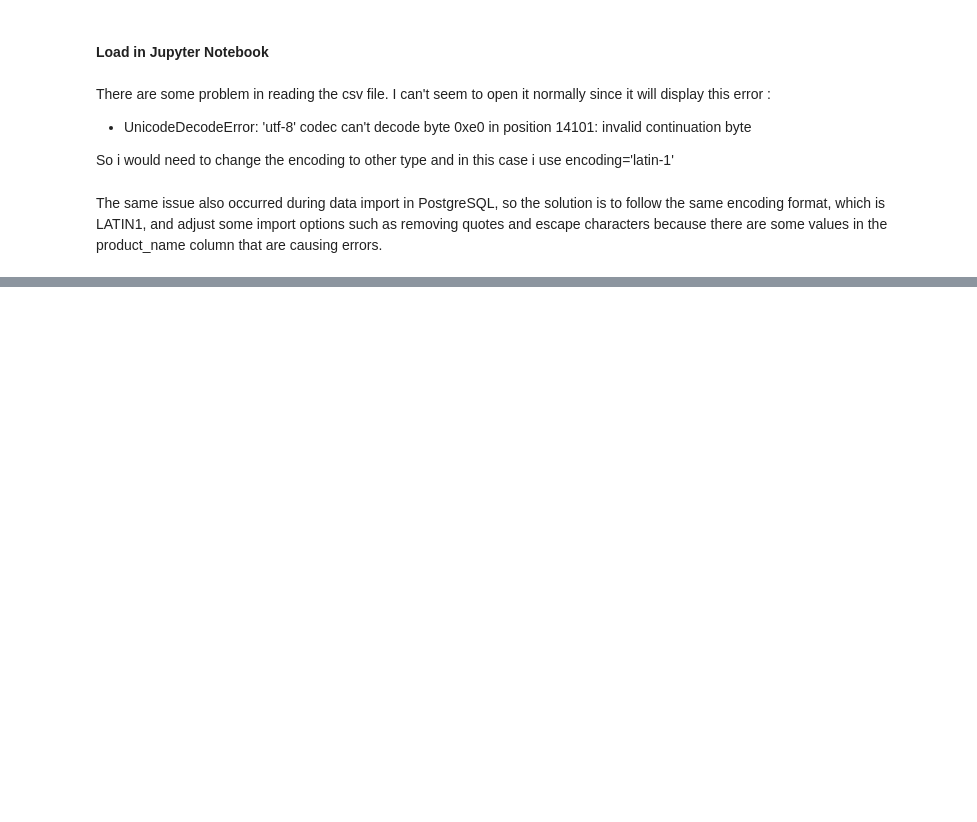
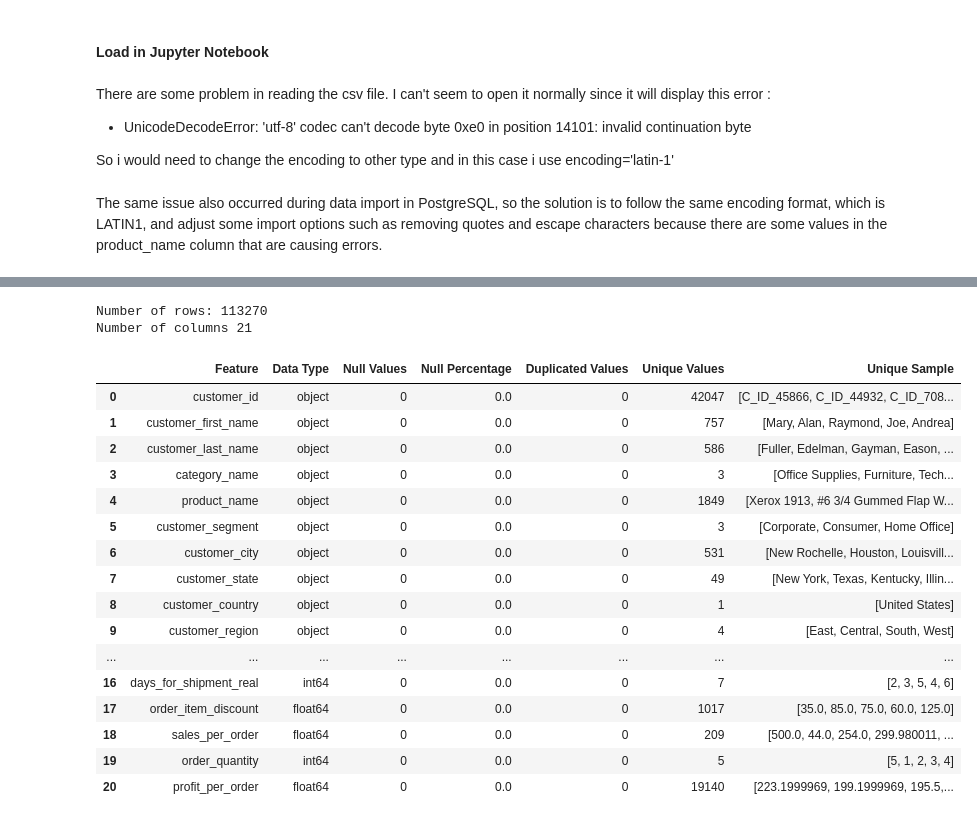
Before and after one commit to mcikalmerdeka/US-Based-Ecommerce-Company-Sales-Performance, a Jupyter notebook: Python/US_Based_Ecommerce_Company_Sales_Performance.ipynb, the cells around one changed output, grey strips where cells are left out. Saved outputs shown, nothing was run; the diff lists cells and outputs as text; code cells hidden in the pictures; blank space fills up the shorter version.

```diff
--- a/Python/US_Based_Ecommerce_Company_Sales_Performance.ipynb
+++ b/Python/US_Based_Ecommerce_Company_Sales_Performance.ipynb
@@ -28,14 +27,19 @@ This python code is only for quick data understanding, most of the work (calcula
 import warnings
 warnings.filterwarnings('ignore')
 
+import os
 import numpy as np
 import pandas as pd
 import seaborn as sns
 import matplotlib.pyplot as plt
 %matplotlib inline
 
+import scipy.stats as stats
+from scipy.stats import skew, kurtosis, chi2_contingency
+
+# Settings of dataframe display
 pd.options.display.max_columns = 100
-
+pd.options.display.max_colwidth = None
 
 print('numpy version : ',np.__version__)
 print('pandas version : ',pd.__version__)
@@ -344,0 +96,59 @@ We have latitude and longitude of each state and city in a separate csv file tha
+# %%
+# Checking shape of dataframe
+print(f'Number of rows: {df.shape[0]}')
+print(f'Number of columns {df.shape[1]}')
+# %% [output]
+Number of rows: 113270
+Number of columns 21
+# %%
+# Checking basic data information
+def check_data_information(df, cols):
+    """
+    This function provides detailed information about each column in a dataframe, including:
+    - Data type of the column
+    - Number of missing (null) values
+    - Percentage of missing values
+    - Total number of duplicated rows in the dataframe (not column-specific)
+    - Number of unique values in the column
+    - A sample of up to 5 unique values from the column
+
+    Parameters:
+    df (pd.DataFrame): The dataframe you want to check.
+    cols (list): List of column names to check the information from.
+
+    Returns:
+    pd.DataFrame: A dataframe with detailed information for each column.
+    """
+    list_item = []
+    for col in cols:
+        list_item.append([col,                             # The column name
+                          df[col].dtype,                   # The data type of the column
+                          df[col].isna().sum(),            # The count of null values in the column
+                          round(100 * df[col].isna().sum() / len(df[col]), 2),  # The percentage of null values
+                          df.duplicated().sum(),           # The count of duplicated rows in the entire dataframe
+                          df[col].nunique(),               # The count of unique values in the column
+                          df[col].unique()[:5]])           # A sample of the first 5 unique values in the column
+
+    desc_df = pd.DataFrame(data=list_item, columns='Feature, Data Type, Null Values, Null Percentage, Duplicated Values, Unique Values, Unique Sample'.split(","))
+    return desc_df
+
+columns_to_check = df.columns
+check_data_information(df, columns_to_check)
+# %% [output]
+|  | Feature | Data Type | Null Values | Null Percentage | Duplicated Values | Unique Values | Unique Sample |
+| 0 | customer_id | object | 0 | 0.0 | 0 | 42047 | [C_ID_45866, C_ID_44932, C_ID_708... |
+| 1 | customer_first_name | object | 0 | 0.0 | 0 | 757 | [Mary, Alan, Raymond, Joe, Andrea] |
+| 2 | customer_last_name | object | 0 | 0.0 | 0 | 586 | [Fuller, Edelman, Gayman, Eason, ... |
+| 3 | category_name | object | 0 | 0.0 | 0 | 3 | [Office Supplies, Furniture, Tech... |
+| 4 | product_name | object | 0 | 0.0 | 0 | 1849 | [Xerox 1913, #6 3/4 Gummed Flap W... |
+| 5 | customer_segment | object | 0 | 0.0 | 0 | 3 | [Corporate, Consumer, Home Office] |
+| 6 | customer_city | object | 0 | 0.0 | 0 | 531 | [New Rochelle, Houston, Louisvill... |
+| 7 | customer_state | object | 0 | 0.0 | 0 | 49 | [New York, Texas, Kentucky, Illin... |
+| 8 | customer_country | object | 0 | 0.0 | 0 | 1 | [United States] |
+| 9 | customer_region | object | 0 | 0.0 | 0 | 4 | [East, Central, South, West] |
+| ... | ... | ... | ... | ... | ... | ... | ... |
+| 16 | days_for_shipment_real | int64 | 0 | 0.0 | 0 | 7 | [2, 3, 5, 4, 6] |
+| 17 | order_item_discount | float64 | 0 | 0.0 | 0 | 1017 | [35.0, 85.0, 75.0, 60.0, 125.0] |
+| 18 | sales_per_order | float64 | 0 | 0.0 | 0 | 209 | [500.0, 44.0, 254.0, 299.980011, ... |
+| 19 | order_quantity | int64 | 0 | 0.0 | 0 | 5 | [5, 1, 2, 3, 4] |
+| 20 | profit_per_order | float64 | 0 | 0.0 | 0 | 19140 | [223.1999969, 199.1999969, 195.5,... |
```
Also changed, not shown: parts of 66 cells of this notebook, 1 other file.
